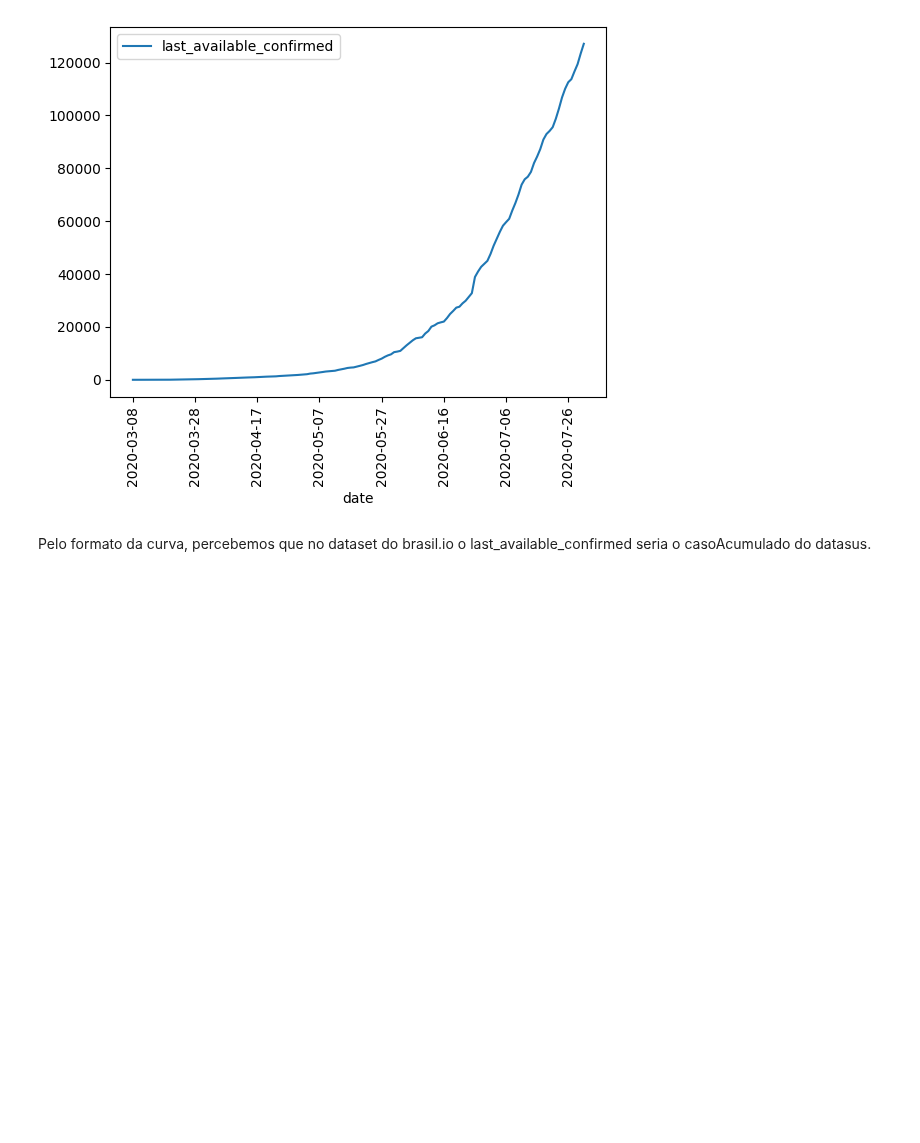
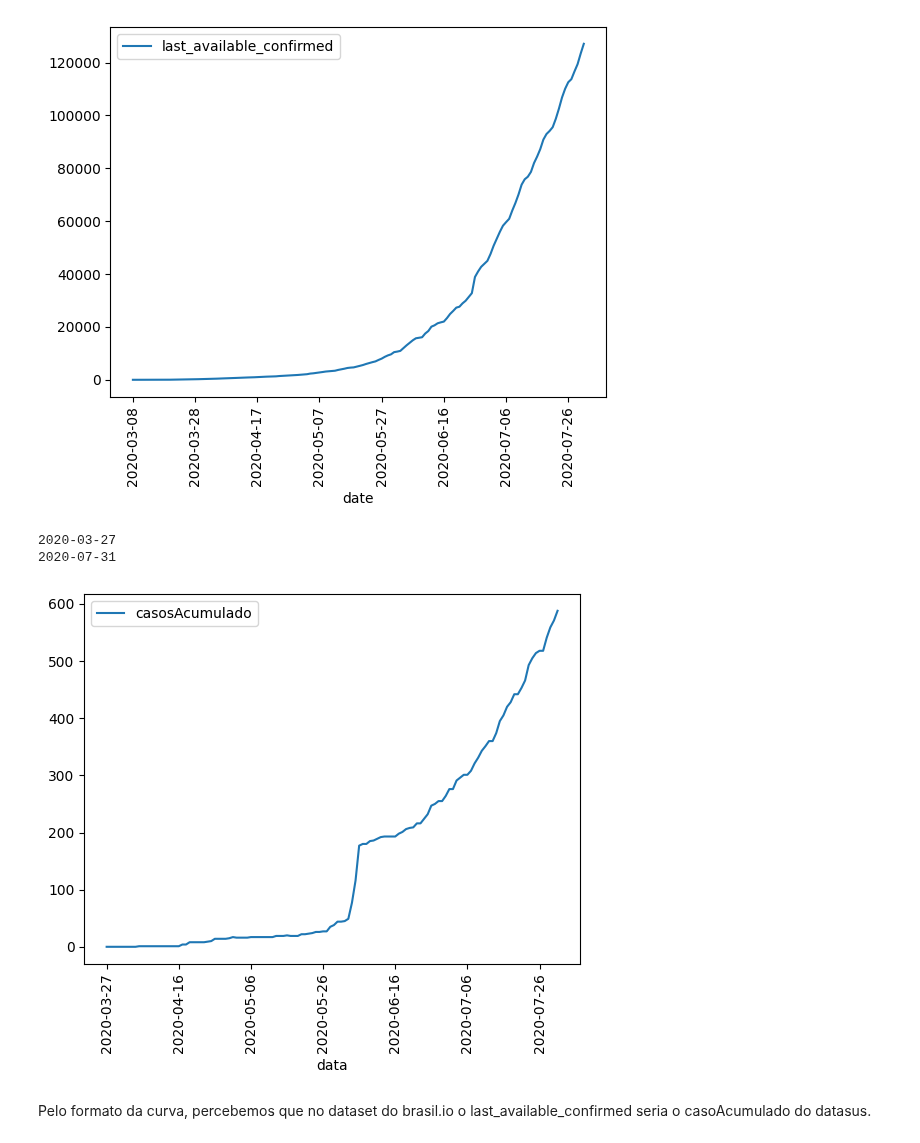
Before and after one commit to carloszan/covid, a Jupyter notebook: analises/comparacao-dataset.ipynb, the cells around one changed output. Saved outputs shown, nothing was run; the diff lists cells and outputs as text; code cells hidden in the pictures; blank space fills up the shorter version.

```diff
--- a/analises/comparacao-dataset.ipynb
+++ b/analises/comparacao-dataset.ipynb
@@ -93,6 +109,25 @@ brasilio_df.plot(x='date', y='last_available_confirmed')
 _ = plt.xticks(rotation=90)
 # %% [output]
 [figure]
+# %%
+datasus_df = pd.read_csv('datasus.csv', sep=';').sort_values(by='data')
+datasus_df = datasus_df[datasus_df['municipio'] == 'Paracatu']
+
+# datasus_df[['casosAcumulado', 'data']].plot(x='data', y='casosAcumulado')
+# _ = plt.xticks(rotation=90)
+
+datasus_df['casosAcumulado'].sort_values(ascending=False).head(10)
+
+sem_outlier_df = datasus_df[datasus_df['casosAcumulado'] != 18816]
+sem_outlier_df[['casosAcumulado', 'data']].plot(x='data', y='casosAcumulado')
+_ = plt.xticks(rotation=90)
+
+print(min(sem_outlier_df['data']))
+print(max(sem_outlier_df['data']))
+# %% [output]
+2020-03-27
+2020-07-31
+[figure, added]
 # %% [markdown]
 Pelo formato da curva, percebemos que no dataset do brasil.io o last_available_confirmed seria o casoAcumulado do datasus.
 # %%
```
Also changed, not shown: parts of 2 cells of this notebook, 5 other files.
